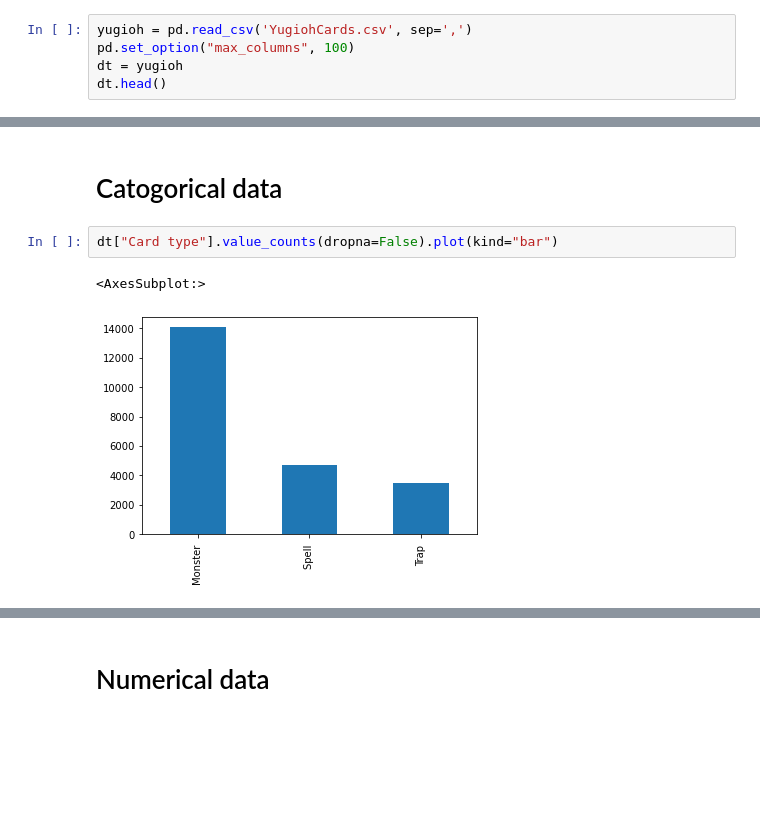
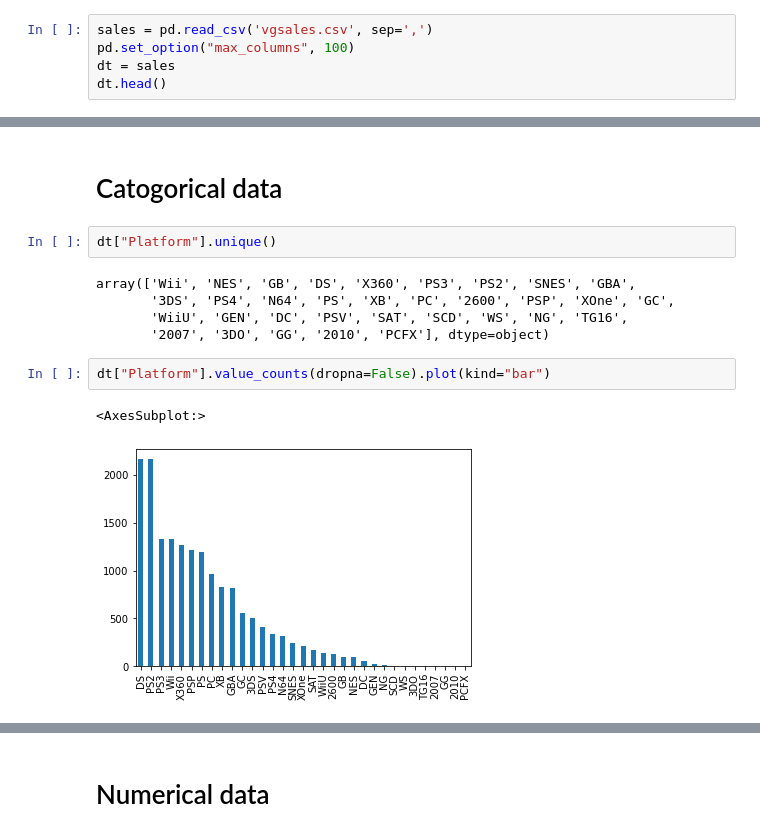
Before and after one commit to justinrds2001/DataScienceRepo, a Jupyter notebook: assignment6&7.ipynb, the cells around one changed output, grey strips where cells are left out. Cells and saved outputs as stored; diff of their text form; blank space fills up the shorter version.

```diff
--- a/assignment6&7.ipynb
+++ b/assignment6&7.ipynb
@@ -3,8 +3,8 @@ import pandas as pd
 # %%
 import seaborn as sns
 # %%
-yugioh = pd.read_csv('YugiohCards.csv', sep=',')
+sales = pd.read_csv('vgsales.csv', sep=',')
 pd.set_option("max_columns", 100)
-dt = yugioh
+dt = sales
 dt.head()
 # %% [output]
@@ -17,7 +17,14 @@ dt.head()
 # %% [markdown]
 # Catogorical data
+# %%
+dt["Platform"].unique()
+# %% [output]
+array(['Wii', 'NES', 'GB', 'DS', 'X360', 'PS3', 'PS2', 'SNES', 'GBA',
+       '3DS', 'PS4', 'N64', 'PS', 'XB', 'PC', '2600', 'PSP', 'XOne', 'GC',
+       'WiiU', 'GEN', 'DC', 'PSV', 'SAT', 'SCD', 'WS', 'NG', 'TG16',
+       '2007', '3DO', 'GG', '2010', 'PCFX'], dtype=object)
 # %%
-dt["Card type"].value_counts(dropna=False).plot(kind="bar")
+dt["Platform"].value_counts(dropna=False).plot(kind="bar")
 # %% [output]
 <AxesSubplot:>
-[figure, old version]
+[figure, new version]
```
Also changed, not shown: parts of 14 cells of this notebook, 4 other files.
